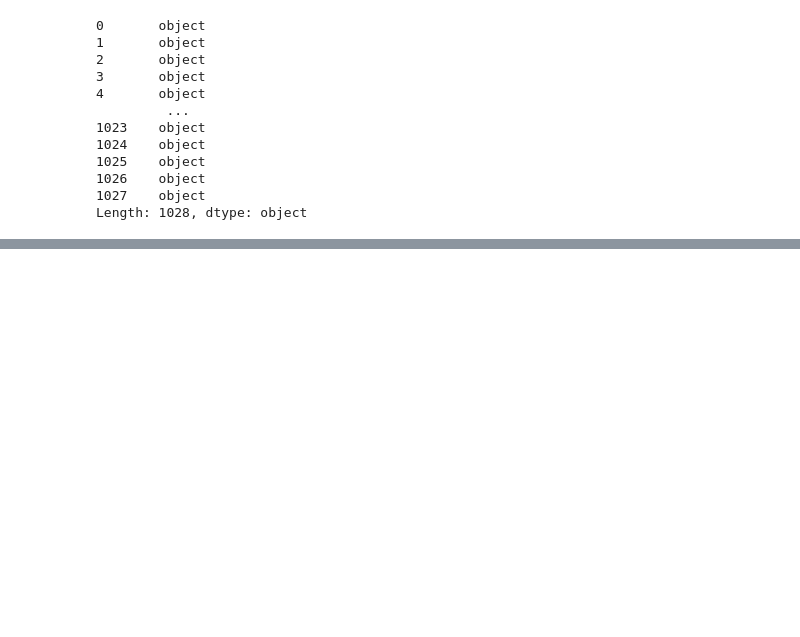
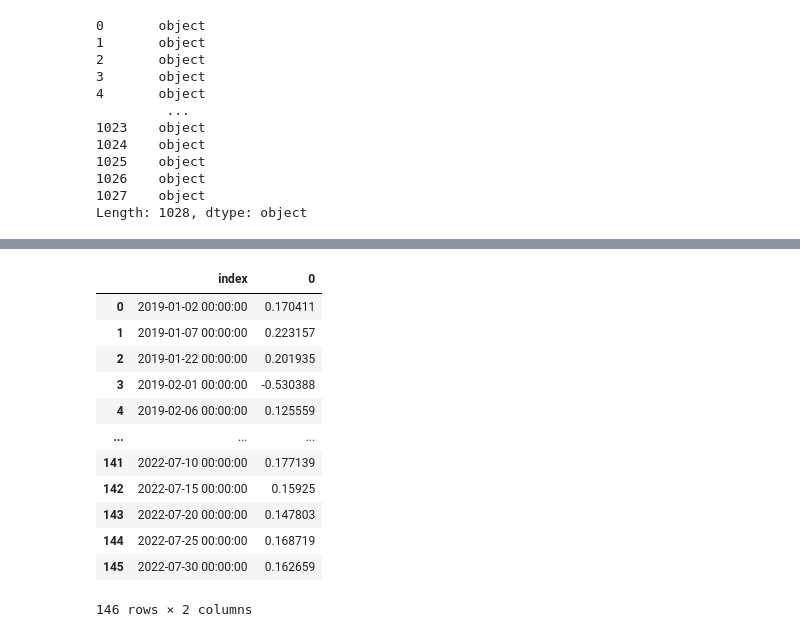
Before and after one commit to Mert-Cihangiroglu/Data-Science-Portfolio, a Jupyter notebook: Geospatial Data Processing/Dusaf-Polygons-E0M-Index-Analysis/EOM_Data_Processing.ipynb, the cells around one changed output, grey strips where cells are left out. Saved outputs shown, nothing was run; the diff lists cells and outputs as text; code cells hidden in the pictures; blank space fills up the shorter version.

```diff
--- a/Geospatial Data Processing/Dusaf-Polygons-E0M-Index-Analysis/EOM_Data_Processing.ipynb
+++ b/Geospatial Data Processing/Dusaf-Polygons-E0M-Index-Analysis/EOM_Data_Processing.ipynb
@@ -68,0 +122,20 @@ for row in dusaf_T.itertuples():
+# %%
+## Change the column names into string
+source = list_fields[0]
+source.columns = source.columns.astype(str)
+source['index'] = source['index'].astype(str)
+source
+# %% [output]
+|  | index | 0 |
+| 0 | 2019-01-02 00:00:00 | 0.170411 |
+| 1 | 2019-01-07 00:00:00 | 0.223157 |
+| 2 | 2019-01-22 00:00:00 | 0.201935 |
+| 3 | 2019-02-01 00:00:00 | -0.530388 |
+| 4 | 2019-02-06 00:00:00 | 0.125559 |
+| ... | ... | ... |
+| 141 | 2022-07-10 00:00:00 | 0.177139 |
+| 142 | 2022-07-15 00:00:00 | 0.15925 |
+| 143 | 2022-07-20 00:00:00 | 0.147803 |
+| 144 | 2022-07-25 00:00:00 | 0.168719 |
+| 145 | 2022-07-30 00:00:00 | 0.162659 |
+146 rows × 2 columns
```
Also changed, not shown: parts of 18 cells of this notebook, 2 other files.
